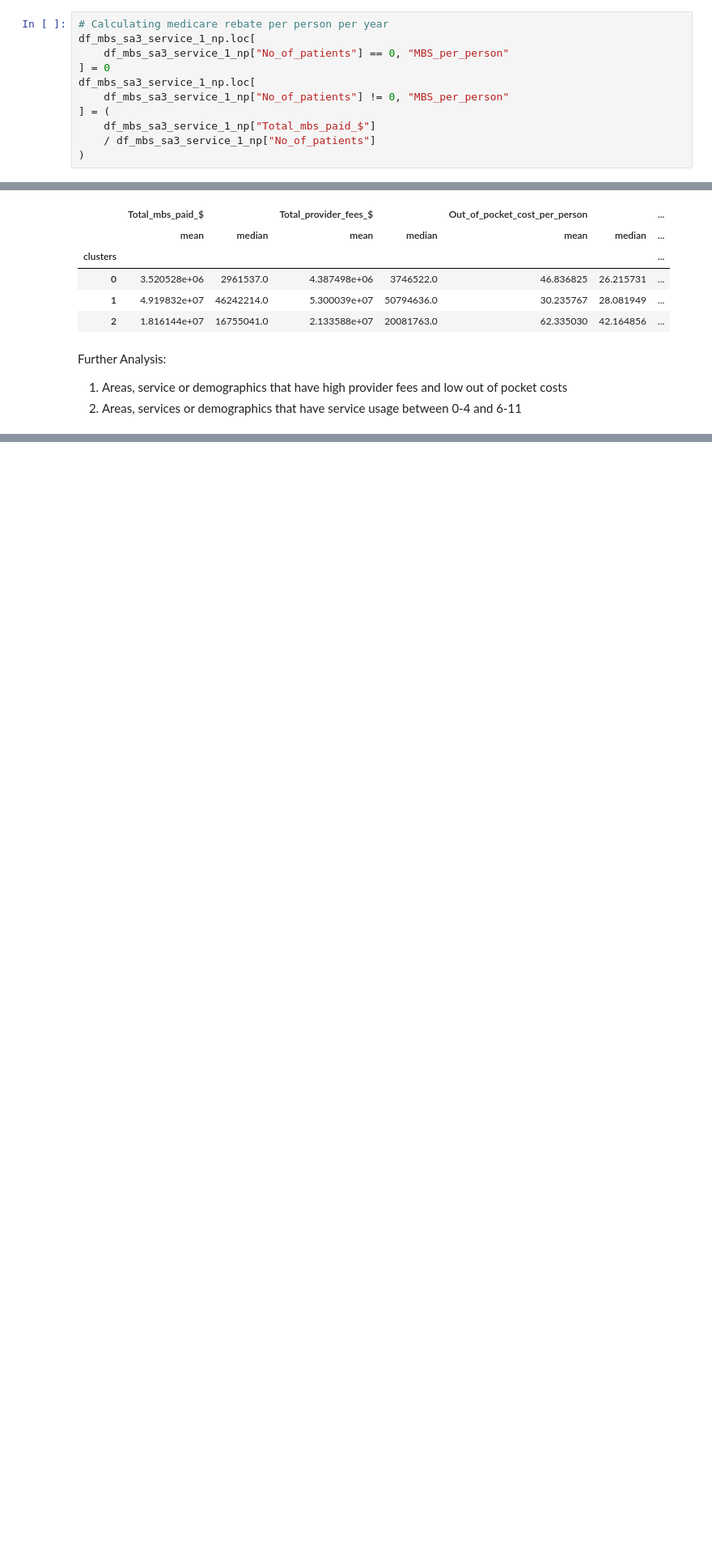
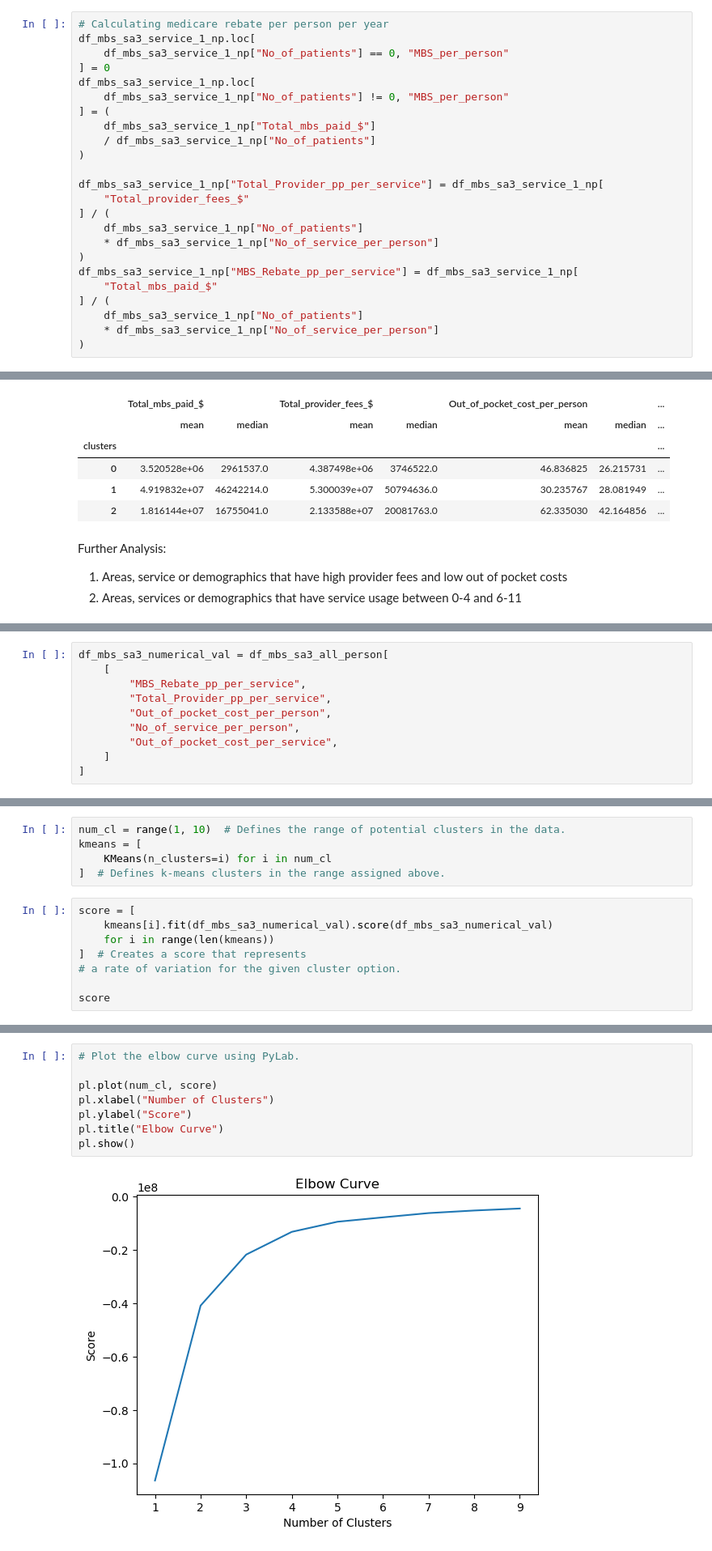
Before and after one commit to jiniep/mbs_analysis, a Jupyter notebook: scripts/15_clustering_analysis.ipynb, the cells around one changed output, grey strips where cells are left out. Shown at 81% size. Cells and saved outputs as stored; diff of their text form; blank space fills up the shorter version.

Commit message:
Ran K-means on per person per service dataset

```diff
--- a/scripts/15_clustering_analysis.ipynb
+++ b/scripts/15_clustering_analysis.ipynb
@@ -50,6 +50,19 @@ df_mbs_sa3_service_1_np.loc[
     df_mbs_sa3_service_1_np["Total_mbs_paid_$"]
     / df_mbs_sa3_service_1_np["No_of_patients"]
 )
+
+df_mbs_sa3_service_1_np["Total_Provider_pp_per_service"] = df_mbs_sa3_service_1_np[
+    "Total_provider_fees_$"
+] / (
+    df_mbs_sa3_service_1_np["No_of_patients"]
+    * df_mbs_sa3_service_1_np["No_of_service_per_person"]
+)
+df_mbs_sa3_service_1_np["MBS_Rebate_pp_per_service"] = df_mbs_sa3_service_1_np[
+    "Total_mbs_paid_$"
+] / (
+    df_mbs_sa3_service_1_np["No_of_patients"]
+    * df_mbs_sa3_service_1_np["No_of_service_per_person"]
+)
 # %% [markdown]
 ### Extracting All Person Dataset
 # %%
@@ -296,0 +334,10 @@ Further Analysis:
+# %%
+df_mbs_sa3_numerical_val = df_mbs_sa3_all_person[
+    [
+        "MBS_Rebate_pp_per_service",
+        "Total_Provider_pp_per_service",
+        "Out_of_pocket_cost_per_person",
+        "No_of_service_per_person",
+        "Out_of_pocket_cost_per_service",
+    ]
+]
@@ -296,0 +346,13 @@ Further Analysis:
+# %%
+num_cl = range(1, 10)  # Defines the range of potential clusters in the data.
+kmeans = [
+    KMeans(n_clusters=i) for i in num_cl
+]  # Defines k-means clusters in the range assigned above.
+# %%
+score = [
+    kmeans[i].fit(df_mbs_sa3_numerical_val).score(df_mbs_sa3_numerical_val)
+    for i in range(len(kmeans))
+]  # Creates a score that represents
+# a rate of variation for the given cluster option.
+
+score
@@ -296,0 +369,10 @@ Further Analysis:
+# %%
+# Plot the elbow curve using PyLab.
+
+pl.plot(num_cl, score)
+pl.xlabel("Number of Clusters")
+pl.ylabel("Score")
+pl.title("Elbow Curve")
+pl.show()
+# %% [output]
+[figure, added]
```
Also changed, not shown: parts of 22 cells of this notebook.
